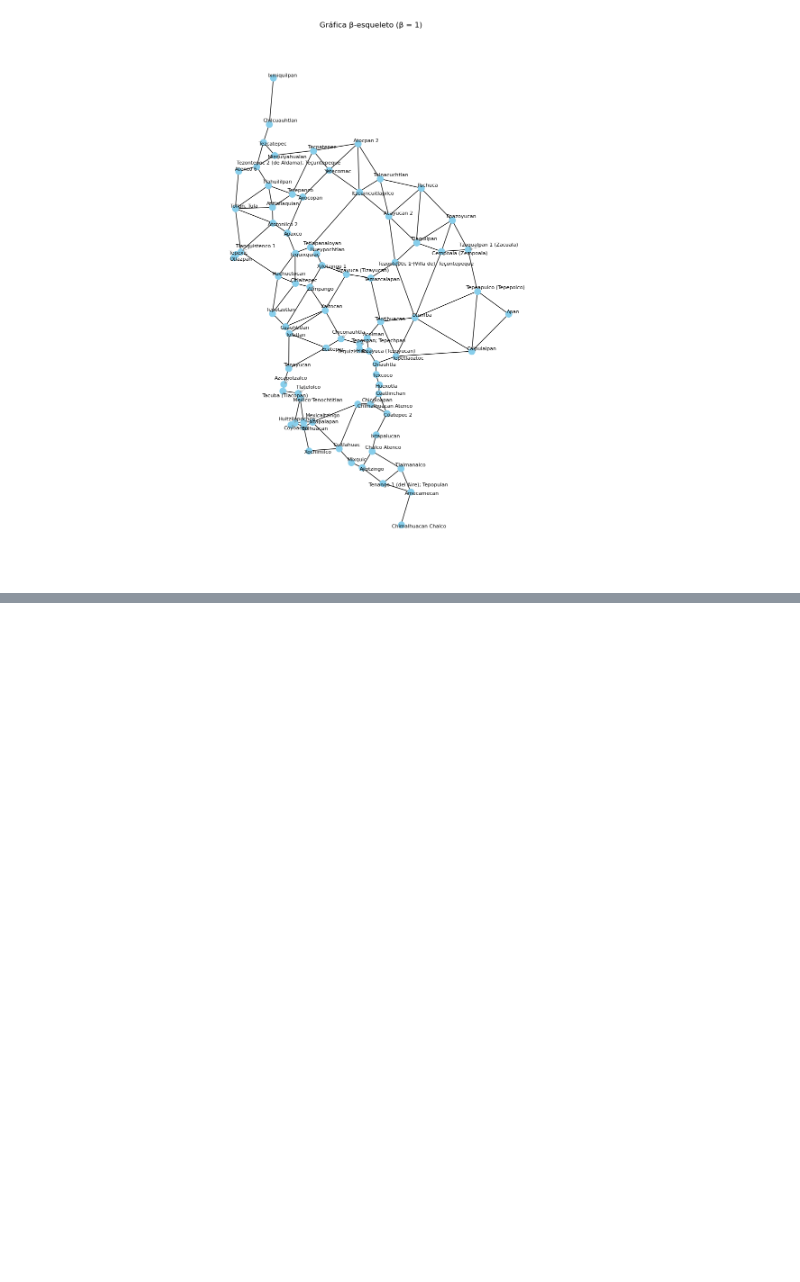
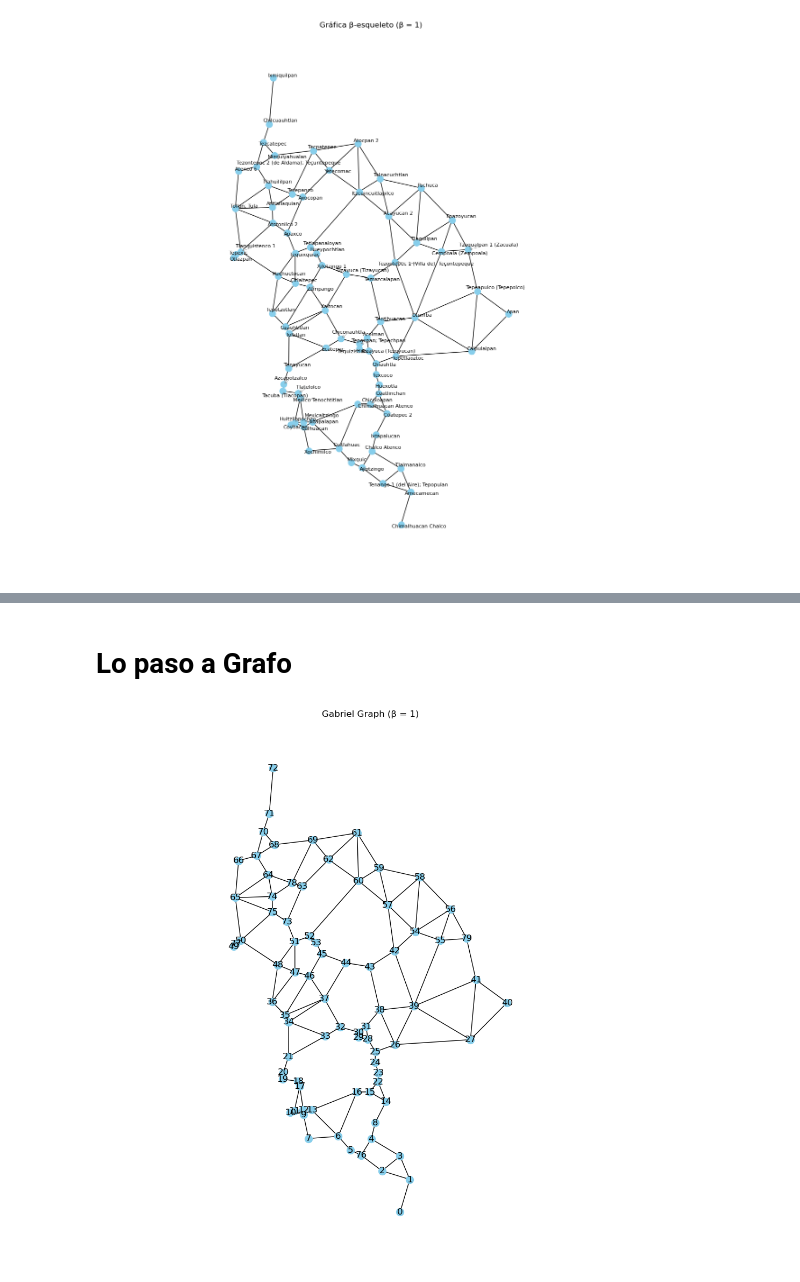
Before and after one commit to SaraLuzVC/Tesis-ITAM, a Jupyter notebook: Notebooks/BetaSkeletos_FuerzaBruta.ipynb, the cells around one changed output, grey strips where cells are left out. Drawn from its saved outputs; the diff is of its cells as text; code cells hidden in the pictures; blank space fills up the shorter version.

```diff
--- a/Notebooks/BetaSkeletos_FuerzaBruta.ipynb
+++ b/Notebooks/BetaSkeletos_FuerzaBruta.ipynb
@@ -333,0 +350,34 @@ plot_beta_skeleton_graph(coords, names, beta=1)
+# %% [markdown]
+# Lo paso a Grafo
+# %%
+# Assume `coords` is your (n, 2) numpy array of coordinates
+
+# Step 1: Get the adjacency matrix with β = 1.0 (Gabriel Graph)
+adj_matrix = beta_skeleton_adjacency_matrix(coords, beta=1.0)
+
+# Step 2: Create a NetworkX graph from the adjacency matrix
+G = nx.Graph()
+
+# Step 3: Add nodes with their coordinates as attributes
+for i, (x, y) in enumerate(coords):
+    G.add_node(i, pos=(x, y))
+
+# Step 4: Add edges where adj_matrix[i, j] == 1
+n = len(coords)
+for i in range(n):
+    for j in range(i + 1, n):
+        if adj_matrix[i, j] == 1:
+            G.add_edge(i, j)
+
+# Now G is your Gabriel Graph
+# %%
+pos = nx.get_node_attributes(G, 'pos')
+
+plt.figure(figsize=(10, 10))
+nx.draw(G, pos, with_labels=True, node_color='skyblue', node_size=100)
+plt.title("Gabriel Graph (β = 1)")
+plt.axis("equal")
+plt.grid(True)
+plt.show()
+# %% [output]
+[figure, added]
```
Also changed, not shown: parts of 16 cells of this notebook.
